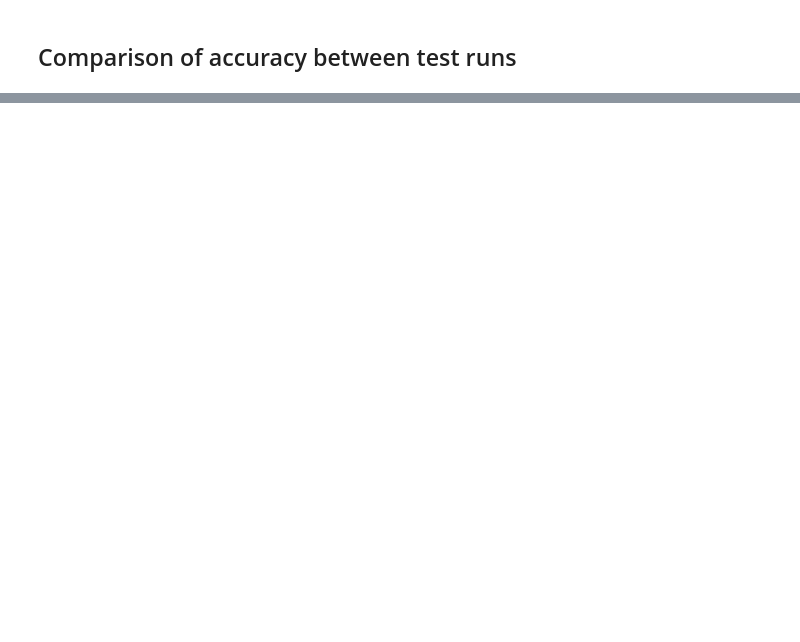
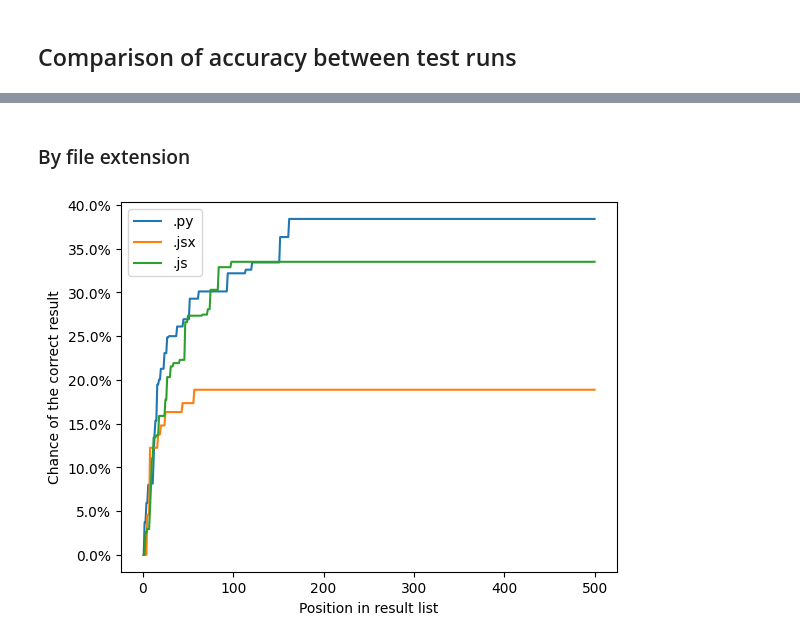
Before and after one commit to kantord/SeaGOAT, a Jupyter notebook: benchmark/benchmark.ipynb, the cells around one changed output, grey strips where cells are left out. Saved outputs shown, nothing was run; the diff lists cells and outputs as text; code cells hidden in the pictures; blank space fills up the shorter version.

```diff
--- a/benchmark/benchmark.ipynb
+++ b/benchmark/benchmark.ipynb
@@ -110,0 +133,7 @@ TypeError: object of type 'generator' has no len()
+# %% [markdown]
+### By file extension
+# %%
+import os
+plot_chance_of_getting_correct_result_in_n_lines(all_results, lambda test_run, query, engine, example: os.path.splitext(example['targetCode']['path'])[1])
+# %% [output]
+[figure, added]
```
Also changed, not shown: parts of 9 cells of this notebook, 2 other files.
